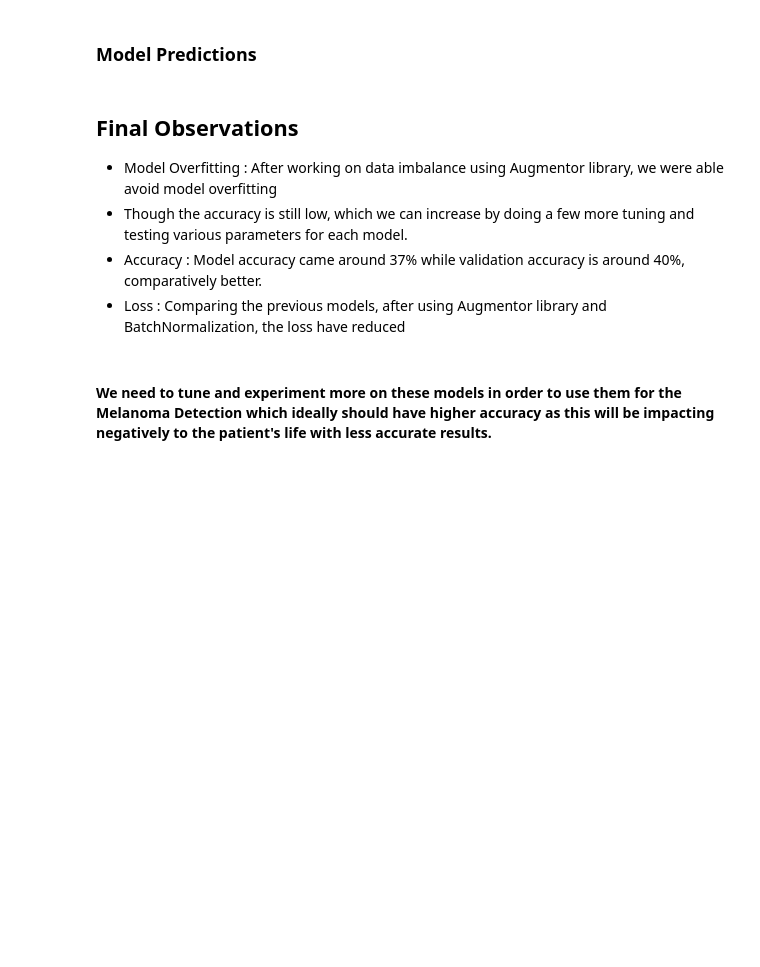
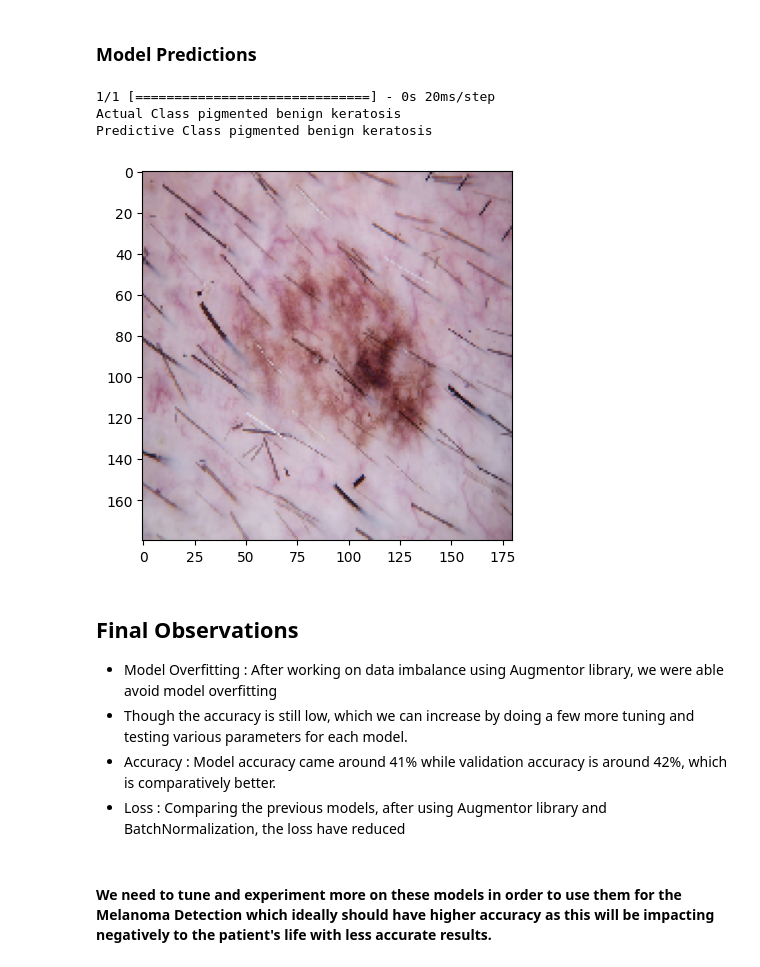
Before and after one commit to SonamKul9527/Melanoma_Detection_Assignment, a Jupyter notebook: sonam_k_nn.ipynb, the cells around one changed output. Drawn from its saved outputs; the diff is of its cells as text; code cells hidden in the pictures; blank space fills up the shorter version.

```diff
--- a/sonam_k_nn.ipynb
+++ b/sonam_k_nn.ipynb
@@ -698,23 +692,28 @@ plot_accuracyAndLoss(history, 14)
 # %% [markdown]
 ### Model Predictions
 # %%
-Test_image_path = os.path.join(data_dir_test, class_names[1], '*')
+Test_image_path = os.path.join(data_dir_test, class_names[5], '*')
 Test_image = glob(Test_image_path)
 Test_image = load_img(Test_image[-1],target_size=(180,180,3))
 plt.imshow(Test_image)
 plt.grid(False)
 
 img = np.expand_dims(Test_image,axis=0)
 pred = model.predict(img)
 pred = np.argmax(pred)
 pred_class = class_names[pred]
-print("Actual Class "+ class_names[1] +'\n'+ "Predictive Class "+pred_class )
+print("Actual Class "+ class_names[5] +'\n'+ "Predictive Class "+pred_class )
+# %% [output]
+1/1 [==============================] - 0s 20ms/step
+Actual Class pigmented benign keratosis
+Predictive Class pigmented benign keratosis
+[figure, added]
 # %% [markdown]
 ## Final Observations
 
 *   Model Overfitting : After working on data imbalance using Augmentor library, we were able avoid model overfitting
 *   Though the accuracy is still low, which we can increase by doing a few more tuning and testing various parameters for each model.
-*   Accuracy : Model accuracy came around 37% while validation accuracy is around 40%, comparatively better.
+*   Accuracy : Model accuracy came around 41% while validation accuracy is around 42%, which is comparatively better.
 *   Loss : Comparing the previous models, after using Augmentor library and BatchNormalization, the loss have reduced
 # %% [markdown]
 #### We need to tune and experiment more on these models in order to use them for the Melanoma Detection which ideally should have higher accuracy as this will be impacting negatively to the patient's life with less accurate results.
```
Also changed, not shown: parts of 4 cells of this notebook.
